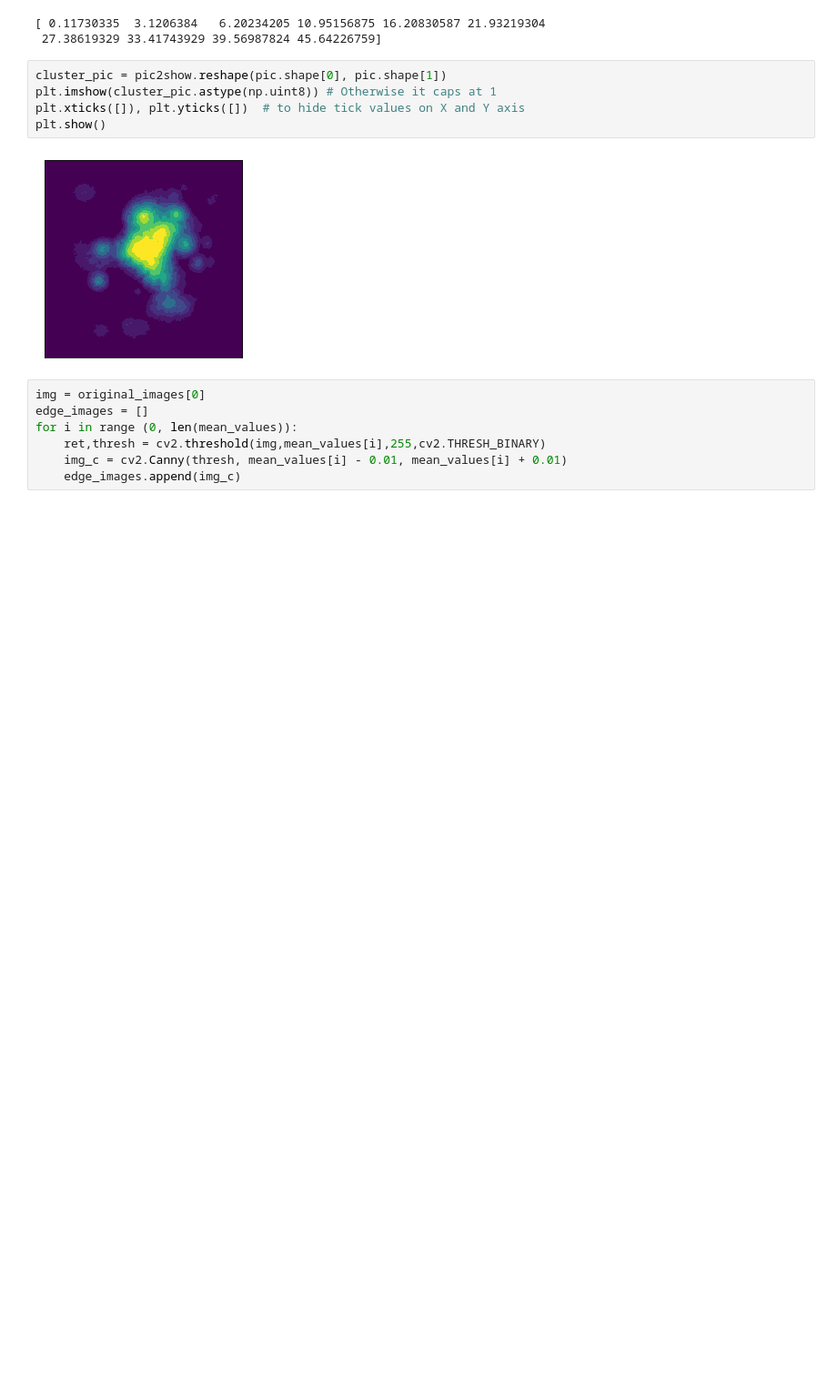
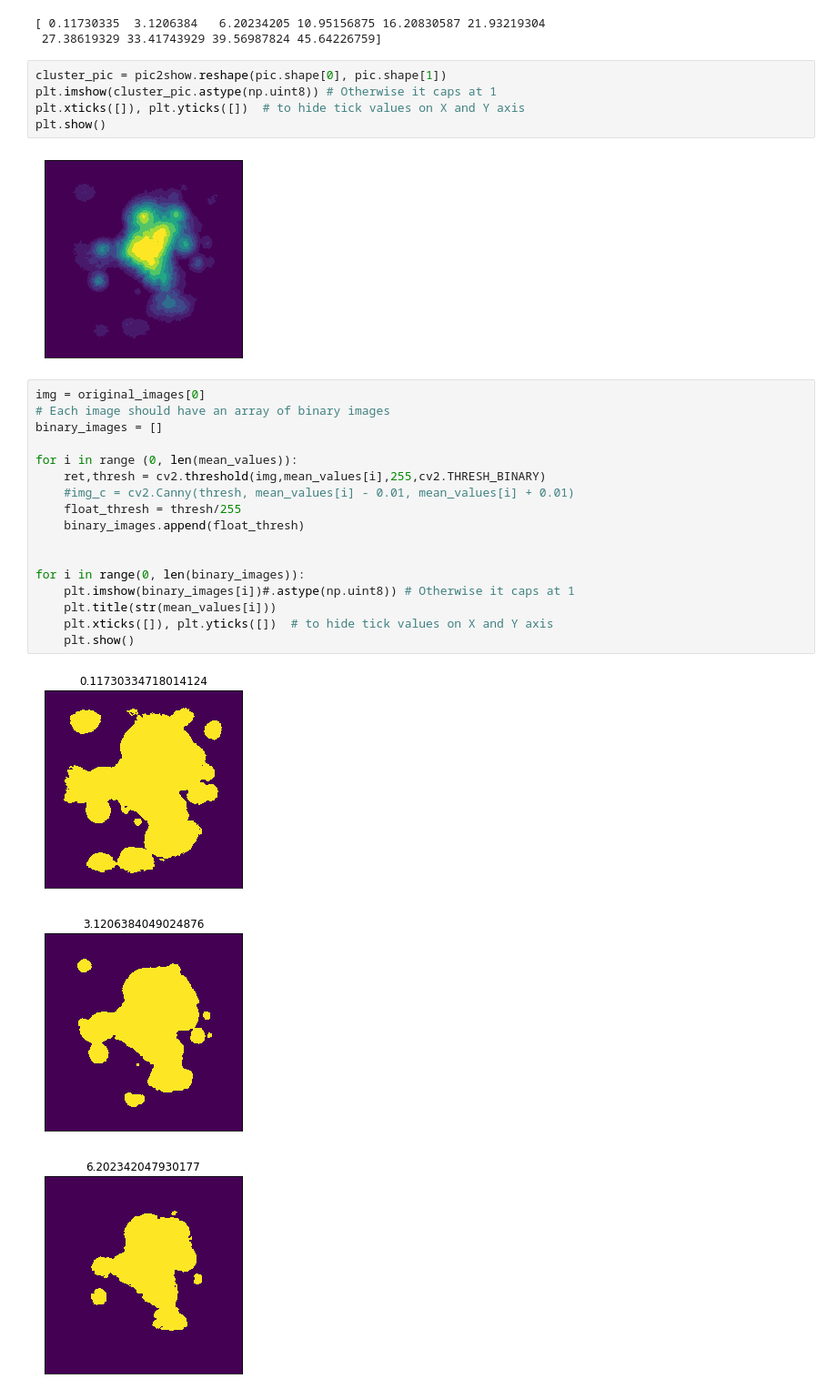
Before and after one commit to eoin-raff/ThesisRepo, a Jupyter notebook: Utils/Heightmap Analysis/heightmap_analysis.ipynb, the cells around one changed output. Shown at 91% size. Saved outputs shown, nothing was run; the diff lists cells and outputs as text; blank space fills up the shorter version.

```diff
--- a/Utils/Heightmap Analysis/heightmap_analysis.ipynb
+++ b/Utils/Heightmap Analysis/heightmap_analysis.ipynb
@@ -102,8 +102,22 @@ plt.show()
 [figure]
 # %%
 img = original_images[0]
-edge_images = []
+# Each image should have an array of binary images
+binary_images = []
+
 for i in range (0, len(mean_values)):
     ret,thresh = cv2.threshold(img,mean_values[i],255,cv2.THRESH_BINARY)
-    img_c = cv2.Canny(thresh, mean_values[i] - 0.01, mean_values[i] + 0.01)
-    edge_images.append(img_c)
+    #img_c = cv2.Canny(thresh, mean_values[i] - 0.01, mean_values[i] + 0.01)
+    float_thresh = thresh/255
+    binary_images.append(float_thresh)
+
+
+for i in range(0, len(binary_images)):
+    plt.imshow(binary_images[i])#.astype(np.uint8)) # Otherwise it caps at 1
+    plt.title(str(mean_values[i]))
+    plt.xticks([]), plt.yticks([])  # to hide tick values on X and Y axis
+    plt.show()
+# %% [output]
+[figure, added]
+[figure, added]
+[figure, added]
```
Also changed, not shown: parts of 9 cells of this notebook.
